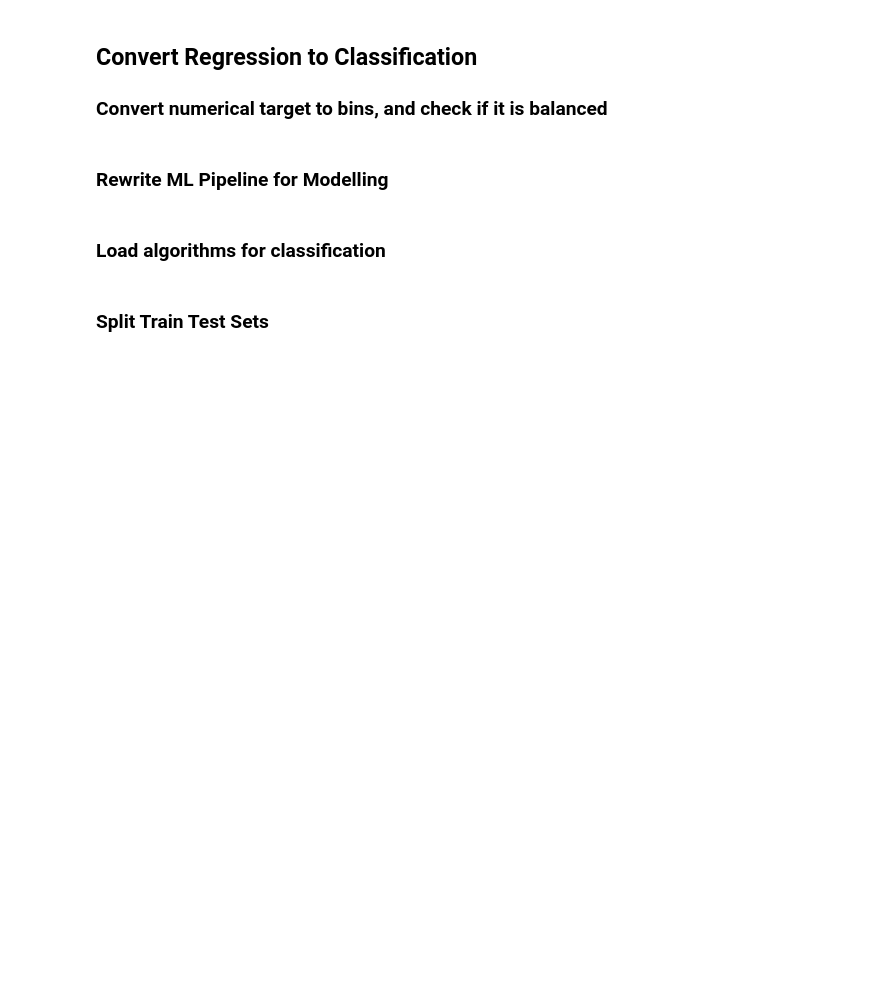
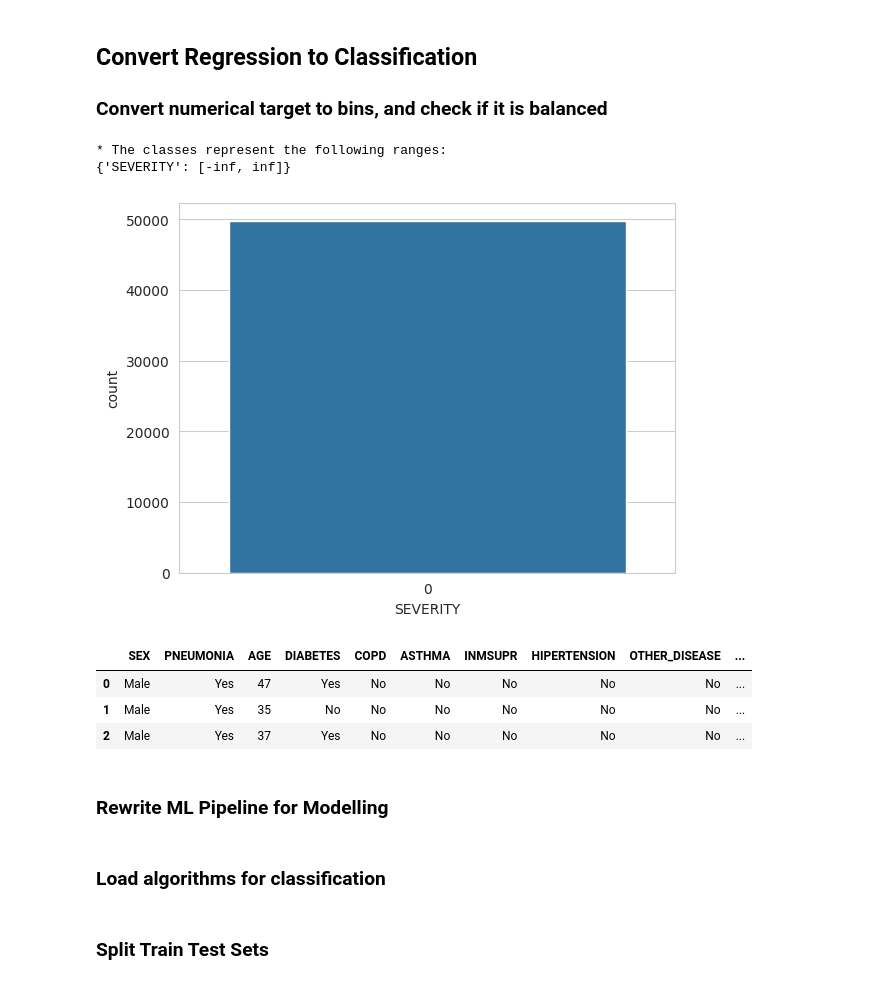
Before and after one commit to cniblock/milestone-covid-19-study, a Jupyter notebook: jupyter_notebooks/06 - Modeling and Evaluation - Regression.ipynb, the cells around one changed output. Drawn from its saved outputs; the diff is of its cells as text; code cells hidden in the pictures; blank space fills up the shorter version.

```diff
--- a/jupyter_notebooks/06 - Modeling and Evaluation - Regression.ipynb
+++ b/jupyter_notebooks/06 - Modeling and Evaluation - Regression.ipynb
@@ -510,14 +679,23 @@ regression_evaluation_plots(X_train, y_train, X_test, y_test,
 ### Convert numerical target to bins, and check if it is balanced
 # %%
 from feature_engine.discretisation import EqualFrequencyDiscretiser
-disc = EqualFrequencyDiscretiser(q=3, variables=['RISK_LEVEL'])
+disc = EqualFrequencyDiscretiser(q=3, variables=['SEVERITY'])
 df_clf = disc.fit_transform(df)
 
 print(f"* The classes represent the following ranges: \n{disc.binner_dict_} \n")
-sns.countplot(data=df_clf, x='RISK_LEVEL')
+sns.countplot(data=df_clf, x='SEVERITY')
 plt.show()
+# %% [output]
+* The classes represent the following ranges:
+{'SEVERITY': [-inf, inf]}
+[figure, added]
 # %%
 df_clf.head(3)
+# %% [output]
+|  | SEX | PNEUMONIA | AGE | DIABETES | COPD | ASTHMA | INMSUPR | HIPERTENSION | OTHER_DISEASE | ... |
+| 0 | Male | Yes | 47 | Yes | No | No | No | No | No | ... |
+| 1 | Male | Yes | 35 | No | No | No | No | No | No | ... |
+| 2 | Male | Yes | 37 | Yes | No | No | No | No | No | ... |
 # %% [markdown]
 ### Rewrite ML Pipeline for Modelling
 # %%
```
Also changed, not shown: parts of 33 cells of this notebook.
